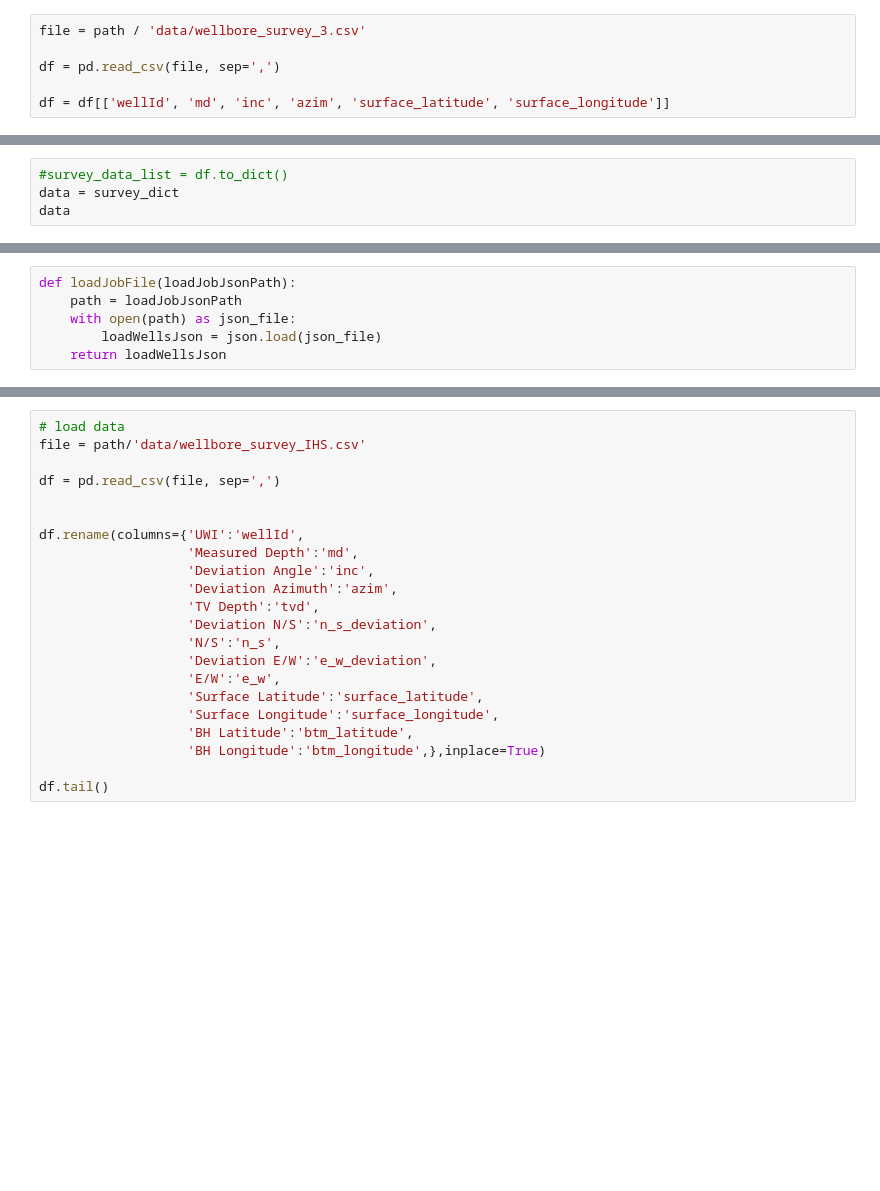
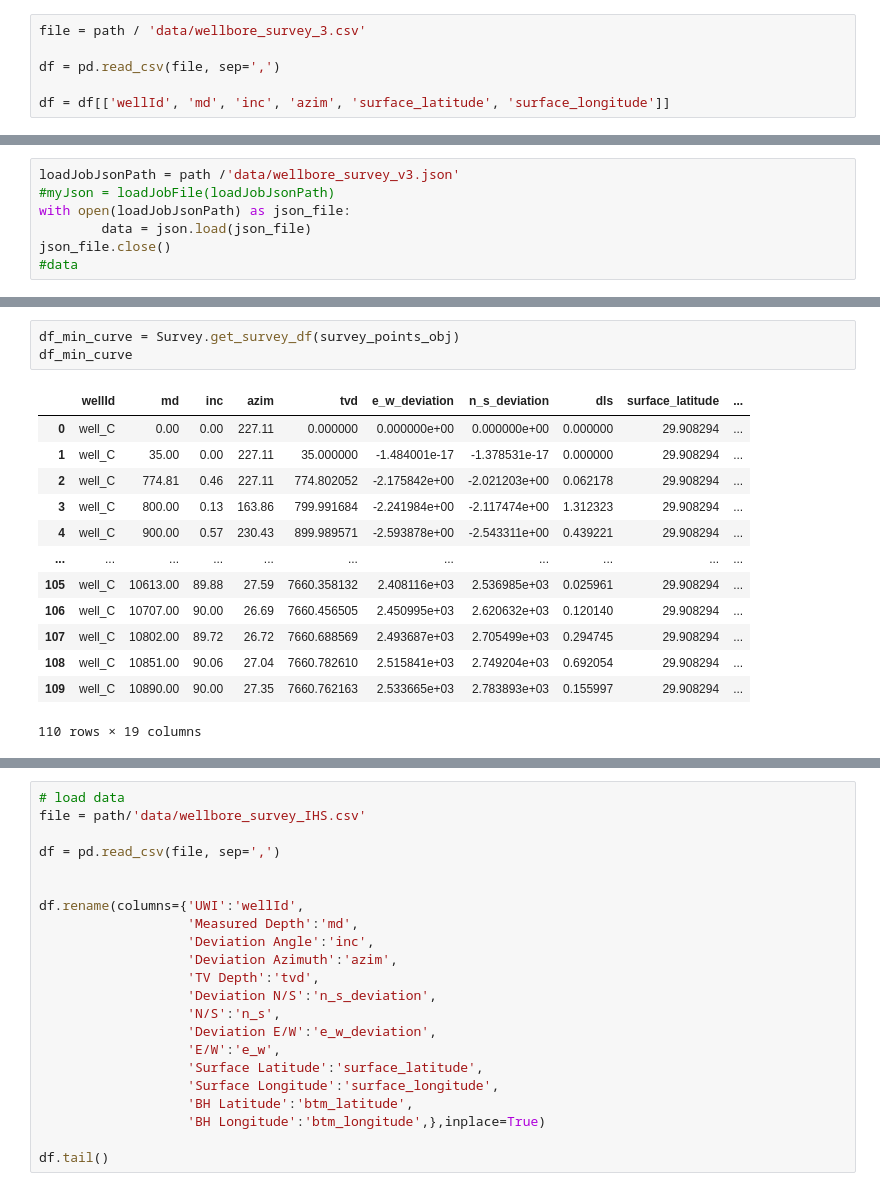
Before and after one commit to bpamos/welltrajconvert, a Jupyter notebook: notebook/Lat Long Conversion V1.ipynb, the cells around one changed output, grey strips where cells are left out. Drawn from its saved outputs; the diff is of its cells as text; blank space fills up the shorter version.

```diff
--- a/notebook/Lat Long Conversion V1.ipynb
+++ b/notebook/Lat Long Conversion V1.ipynb
@@ -85,4 +31,0 @@ for field_name in survey_fields_list:
-# %%
-#survey_data_list = df.to_dict()
-data = survey_dict
-data
@@ -113,6 +32,7 @@ with open(exportpathWH_JSON, 'w') as fp:
 # %%
-def loadJobFile(loadJobJsonPath):
-    path = loadJobJsonPath
-    with open(path) as json_file:
-        loadWellsJson = json.load(json_file)
-    return loadWellsJson
+loadJobJsonPath = path /'data/wellbore_survey_v3.json'
+#myJson = loadJobFile(loadJobJsonPath)
+with open(loadJobJsonPath) as json_file:
+        data = json.load(json_file)
+json_file.close()
+#data
@@ -143,0 +115,17 @@ loadWellsJson
+# %%
+df_min_curve = Survey.get_survey_df(survey_points_obj)
+df_min_curve
+# %% [output]
+|  | wellId | md | inc | azim | tvd | e_w_deviation | n_s_deviation | dls | surface_latitude | ... |
+| 0 | well_C | 0.00 | 0.00 | 227.11 | 0.000000 | 0.000000e+00 | 0.000000e+00 | 0.000000 | 29.908294 | ... |
+| 1 | well_C | 35.00 | 0.00 | 227.11 | 35.000000 | -1.484001e-17 | -1.378531e-17 | 0.000000 | 29.908294 | ... |
+| 2 | well_C | 774.81 | 0.46 | 227.11 | 774.802052 | -2.175842e+00 | -2.021203e+00 | 0.062178 | 29.908294 | ... |
+| 3 | well_C | 800.00 | 0.13 | 163.86 | 799.991684 | -2.241984e+00 | -2.117474e+00 | 1.312323 | 29.908294 | ... |
+| 4 | well_C | 900.00 | 0.57 | 230.43 | 899.989571 | -2.593878e+00 | -2.543311e+00 | 0.439221 | 29.908294 | ... |
+| ... | ... | ... | ... | ... | ... | ... | ... | ... | ... | ... |
+| 105 | well_C | 10613.00 | 89.88 | 27.59 | 7660.358132 | 2.408116e+03 | 2.536985e+03 | 0.025961 | 29.908294 | ... |
+| 106 | well_C | 10707.00 | 90.00 | 26.69 | 7660.456505 | 2.450995e+03 | 2.620632e+03 | 0.120140 | 29.908294 | ... |
+| 107 | well_C | 10802.00 | 89.72 | 26.72 | 7660.688569 | 2.493687e+03 | 2.705499e+03 | 0.294745 | 29.908294 | ... |
+| 108 | well_C | 10851.00 | 90.06 | 27.04 | 7660.782610 | 2.515841e+03 | 2.749204e+03 | 0.692054 | 29.908294 | ... |
+| 109 | well_C | 10890.00 | 90.00 | 27.35 | 7660.762163 | 2.533665e+03 | 2.783893e+03 | 0.155997 | 29.908294 | ... |
+110 rows × 19 columns
```
Also changed, not shown: parts of 18 cells of this notebook.
